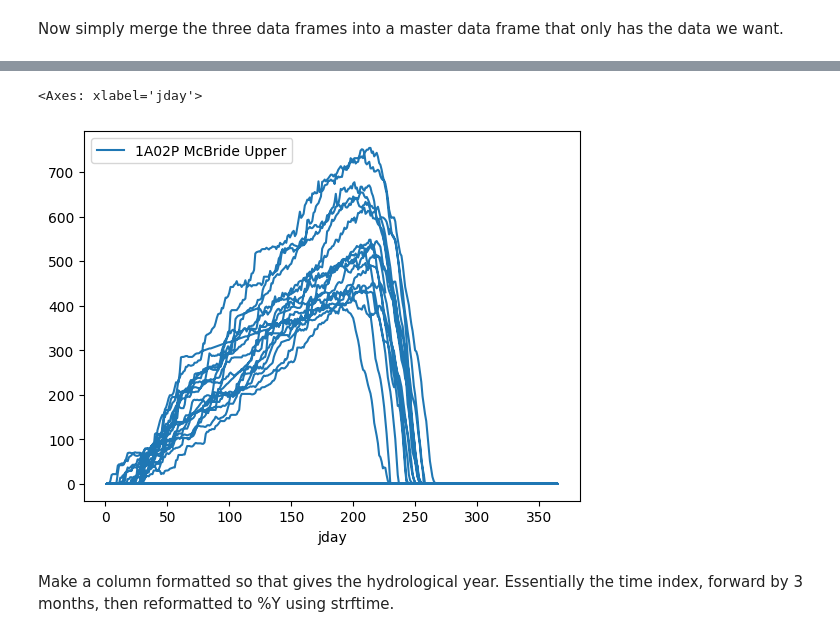
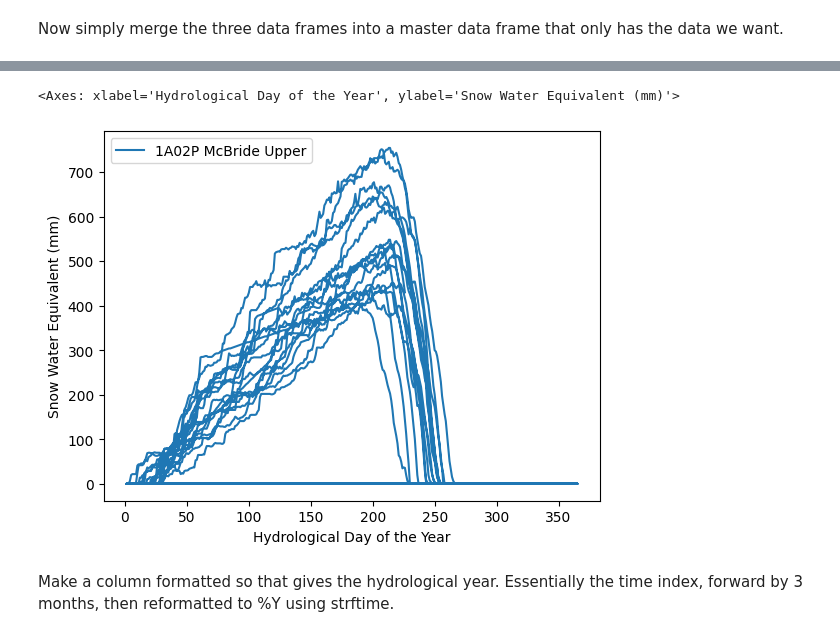
Before and after one commit to faronium/snowapp, a Jupyter notebook: snow.ipynb, the cells around one changed output, grey strips where cells are left out. Cells and saved outputs as stored; diff of their text form; code cells hidden in the pictures.

```diff
--- a/snow.ipynb
+++ b/snow.ipynb
@@ -66,10 +57,10 @@ See the caveats in the documentation: https://pandas.pydata.org/pandas-docs/stab
 
 Additionally, the stations '4D16P Forrest Kerr Mid Elevation Snow', '4D17P Forrest Kerr High Elevation Snow' have data on the 00:00. These also appear not to have data on the 16:00. So, perhaps we can simply move those timestamps by the 16 hours to make them
 # %%
-dfsub2 = df[['4D16P Forrest Kerr Mid Elevation Snow','4D17P Forrest Kerr High Elevation Snow']]
-dfsub2 = dfsub2.dropna(axis=0,how='all')
-dfsub2.index += pd.Timedelta("16 hours")
-dfsub2.plot();
+dfsub = df[['4D16P Forrest Kerr Mid Elevation Snow','4D17P Forrest Kerr High Elevation Snow']]
+dfsub = dfsub.dropna(axis=0,how='all')
+dfsub.index += pd.Timedelta("16 hours")
+dfsub.plot();
 # %% [output]
 [figure]
 # %% [markdown]
@@ -77,10 +68,9 @@ dfsub2.plot();
 Now simply merge the three data frames into a master data frame that only has the data we want.
 # %%
 #Subset the
-dfsub3 = df.loc[:,~df.columns.isin(['1A02P McBride Upper', '1B02P Tahtsa Lake', '1B08P Mt. Pondosy', '2F18P Brenda Mine', '3A25P Squamish River Upper', '3A28P Tetrahedron','4D16P Forrest Kerr Mid Elevation Snow','4D17P Forrest Kerr High Elevation Snow'])]
-dfsub3[dfsub3.index.strftime('%H') == '22'] = np.nan
-dfsub3 = dfsub3.dropna(axis=0,how='all')
-dfsub3 = dfsub3.join(dfsub2)
-dfsub3 = dfsub3.join(dfsub1)
-df = dfsub3.dropna(axis=0,how='all')
+dfsub2 = df.loc[:,~df.columns.isin(['4D16P Forrest Kerr Mid Elevation Snow','4D17P Forrest Kerr High Elevation Snow'])]
+dfsub2.loc[dfsub2.index.strftime('%H') == '22',:] = np.nan
+dfsub2 = dfsub2.dropna(axis=0,how='all')
+dfsub2 = dfsub2.join(dfsub)
+df = dfsub2.dropna(axis=0,how='all')
 # %% [output]
@@ -95,15 +78,16 @@ A value is trying to be set on a copy of a slice from a DataFrame
 
 See the caveats in the documentation: https://pandas.pydata.org/pandas-docs/stable/user_guide/indexing.html#returning-a-view-versus-a-copy
 # %%
-df['jday'] = df.index.strftime('%j').astype(int)
-df['jday'] += -273
-#df['jday']
-df['jday'] = df['jday'].mask(df['jday']<1,df['jday']+365)
+df['hydrodoy'] = df.index.strftime('%j').astype(int)
+df['hydrodoy'] += -273
+#df['hydrodoy']
+df['hydrodoy'] = df['hydrodoy'].mask(df['hydrodoy']<1,df['hydrodoy']+365)
 
-df.plot('jday','1A02P McBride Upper')
+#sample plotting
+#df.plot('hydrodoy','1A02P McBride Upper',xlabel='Hydrological Day of the Year',ylabel='Snow Water Equivalent (mm)')
 # %% [output]
-<Axes: xlabel='jday'>
+<Axes: xlabel='Hydrological Day of the Year', ylabel='Snow Water Equivalent (mm)'>
-[figure, old version]
+[figure, new version]
 # %% [markdown]
 
 Make a column formatted so that gives the hydrological year. Essentially the time index, forward by 3 months,
```
Also changed, not shown: parts of 10 cells of this notebook.
